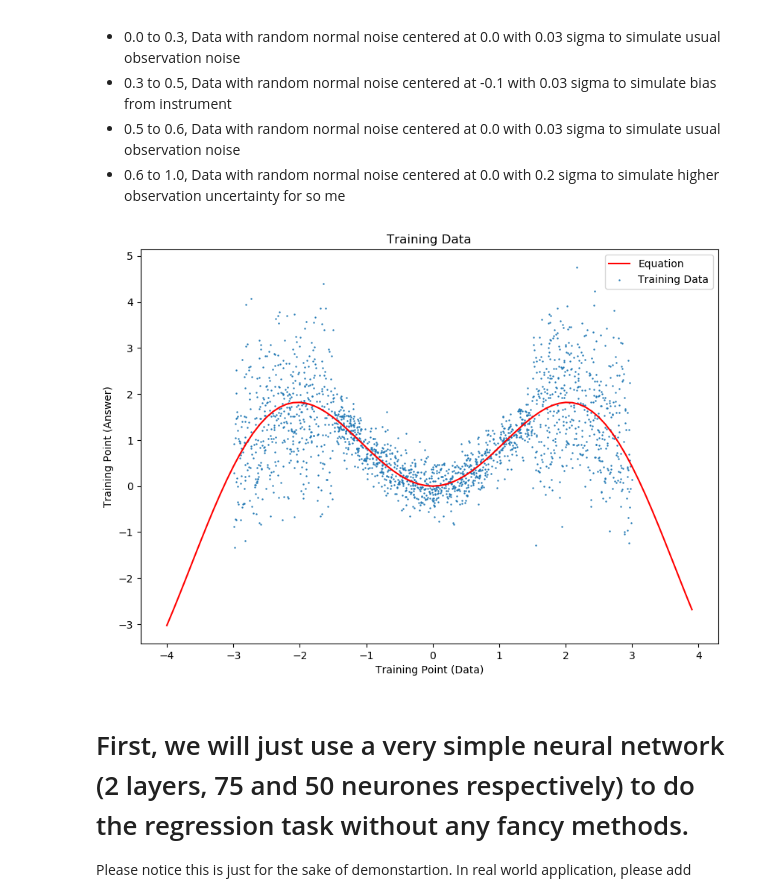
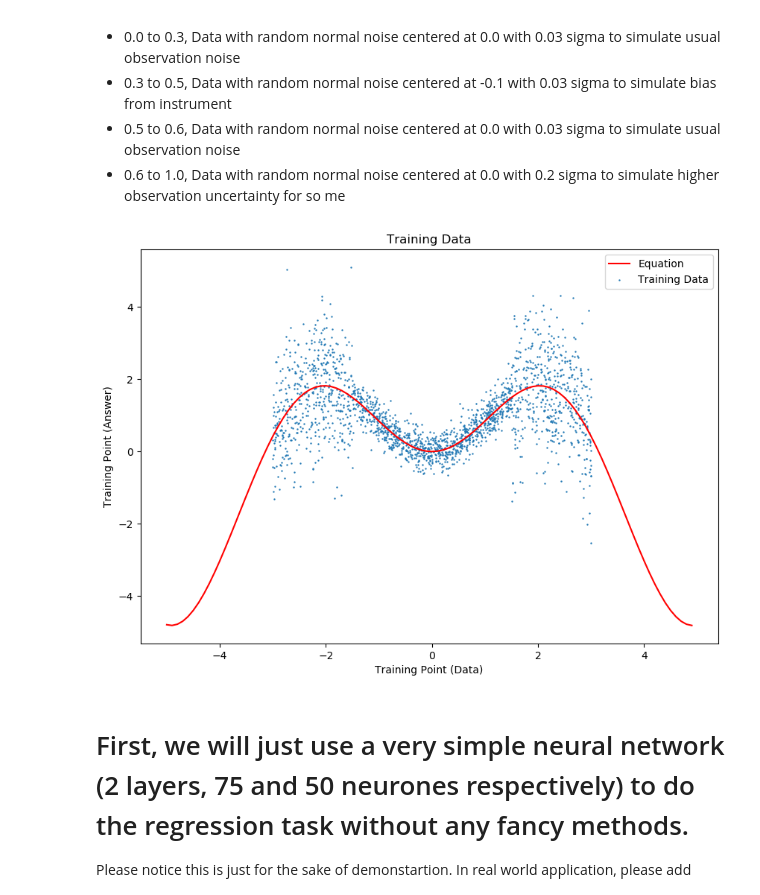
Before and after one commit to henrysky/astroNN, a Jupyter notebook: demo_tutorial/NN_uncertainty_analysis/Uncertainty_Demo_x_sinx.ipynb, the cells around one changed output. Saved outputs shown, nothing was run; the diff lists cells and outputs as text; code cells hidden in the pictures.

```diff
--- a/demo_tutorial/NN_uncertainty_analysis/Uncertainty_Demo_x_sinx.ipynb
+++ b/demo_tutorial/NN_uncertainty_analysis/Uncertainty_Demo_x_sinx.ipynb
@@ -67,35 +67,35 @@ x_2 = np.random.uniform(-3, -1.5, 500)
 x_3 = np.random.uniform(1.5, 3, 500)
 
 # Corresponding answer and add different noise and bias
 y_1 = gen_function(x_1) + np.random.normal(0.0, 0.3, size=x_1.shape)
 y_2 = gen_function(x_2) + np.random.normal(0.0, 1.,size=x_2.shape)
 y_3 = gen_function(x_3) + np.random.normal(0.0, 1., size=x_3.shape)
 
 # Combine those 4 regions
 x = np.hstack((x_1,x_2,x_3)).ravel()
 y = np.hstack((y_1,y_2,y_3)).ravel()
 
 # Mean and Standard Derivation for normalization and denormalization
 x_mean = np.mean(x)
 x_std = np.std(x)
 y_mean = np.mean(y)
 y_std = np.std(y)
 
 # Array to plot the real equation lines
-x_true = np.arange(-4,4,0.1)
+x_true = np.arange(-5.0,5,0.1)
 y_true = gen_function(x_true)
 
 # Matlibplot
 plt.figure(figsize=(10, 7), dpi=100)
 plt.title('Training Data')
 plt.scatter(x, y, s=0.5, label='Training Data')
 plt.plot(x_true, y_true, color='red', label='Equation')
 plt.xlabel('Training Point (Data)')
 plt.ylabel('Training Point (Answer)')
 plt.legend(loc='best')
 plt.show()
 # %% [output]
-[figure, old version]
+[figure, new version]
 # %%
 def normalize(data, mean, std):
     return (data-mean) / std
```
Also changed, not shown: parts of 6 cells of this notebook, 1 other file.
